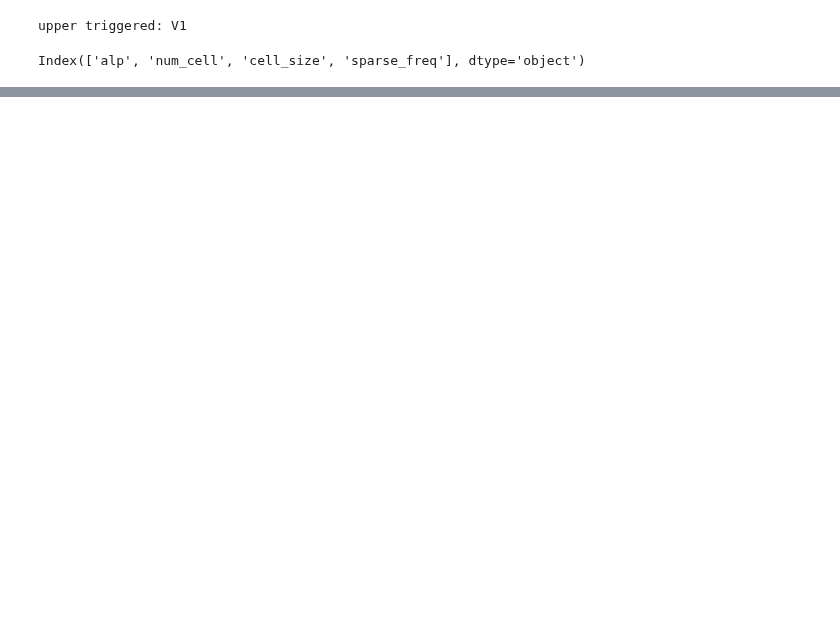
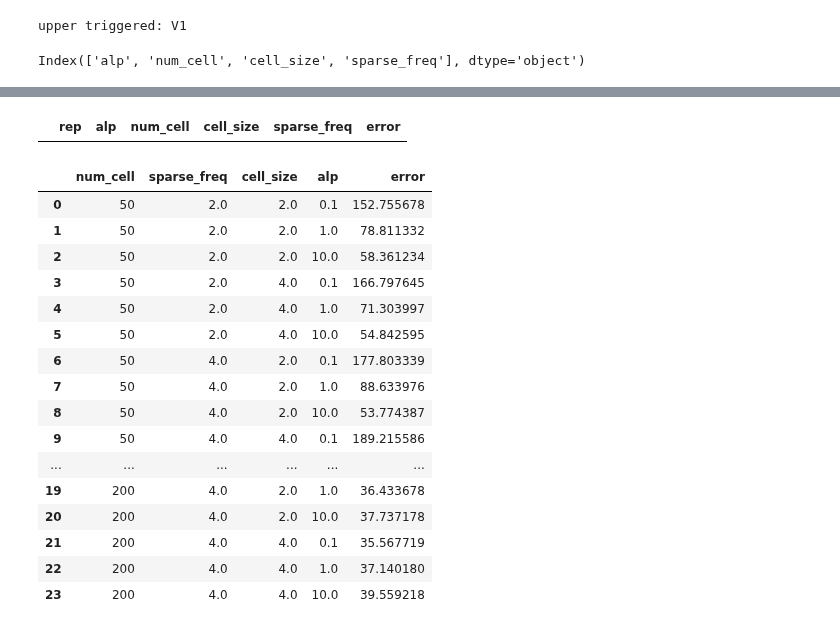
Before and after one commit to qkstngus000/Visual-Compressive-Sensing, a Jupyter notebook: experiment/write_text_file.ipynb, the cells around one changed output, grey strips where cells are left out. Saved outputs shown, nothing was run; the diff lists cells and outputs as text; code cells hidden in the pictures; blank space fills up the shorter version.

```diff
--- a/experiment/write_text_file.ipynb
+++ b/experiment/write_text_file.ipynb
@@ -30,0 +95,28 @@ Index(['alp', 'num_cell', 'cell_size', 'sparse_freq'], dtype='object')
+# %%
+V1_param_df.loc[(V1_param_df['num_cell'] == 50) & (V1_param_df['alp'] == 0.01) & (V1_param_df['cell_size'] == 8) & (V1_param_df['sparse_freq'] == 4)]
+# %% [output]
+|  | rep | alp | num_cell | cell_size | sparse_freq | error |
+# %%
+temp = V1_param_df.loc[(V1_param_df['num_cell'] == 50) & (V1_param_df['alp'] == 0.01) & (V1_param_df['cell_size'] == 8) & (V1_param_df['sparse_freq'] == 4)]
+
+temp2 = V1_param_df.groupby(
+    ['num_cell', 'sparse_freq', 'cell_size', 'alp'], as_index=False).mean().drop('rep', axis=1)
+temp2#.loc[(temp2['num_cell'] == 50) & (temp2['alp'] == 0.1) & (temp2['cell_size'] == 8) & (temp2['sparse_freq'] == 4)]
+# %% [output]
+|  | num_cell | sparse_freq | cell_size | alp | error |
+| 0 | 50 | 2.0 | 2.0 | 0.1 | 152.755678 |
+| 1 | 50 | 2.0 | 2.0 | 1.0 | 78.811332 |
+| 2 | 50 | 2.0 | 2.0 | 10.0 | 58.361234 |
+| 3 | 50 | 2.0 | 4.0 | 0.1 | 166.797645 |
+| 4 | 50 | 2.0 | 4.0 | 1.0 | 71.303997 |
+| 5 | 50 | 2.0 | 4.0 | 10.0 | 54.842595 |
+| 6 | 50 | 4.0 | 2.0 | 0.1 | 177.803339 |
+| 7 | 50 | 4.0 | 2.0 | 1.0 | 88.633976 |
+| 8 | 50 | 4.0 | 2.0 | 10.0 | 53.774387 |
+| 9 | 50 | 4.0 | 4.0 | 0.1 | 189.215586 |
+| ... | ... | ... | ... | ... | ... |
+| 19 | 200 | 4.0 | 2.0 | 1.0 | 36.433678 |
+| 20 | 200 | 4.0 | 2.0 | 10.0 | 37.737178 |
+| 21 | 200 | 4.0 | 4.0 | 0.1 | 35.567719 |
+| 22 | 200 | 4.0 | 4.0 | 1.0 | 37.140180 |
+| 23 | 200 | 4.0 | 4.0 | 10.0 | 39.559218 |
```
Also changed, not shown: parts of 16 cells of this notebook, 5 other files.
